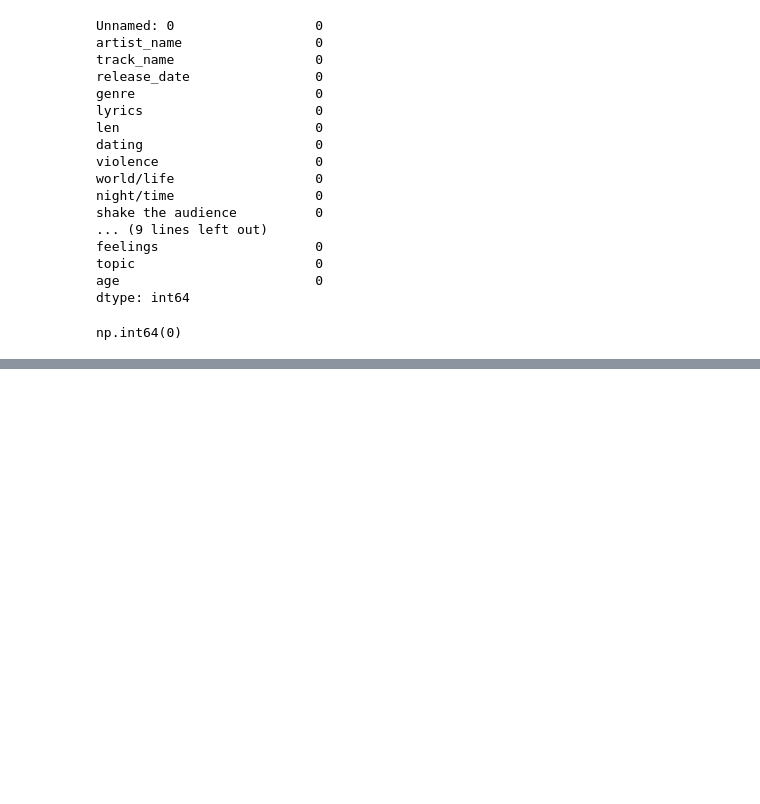
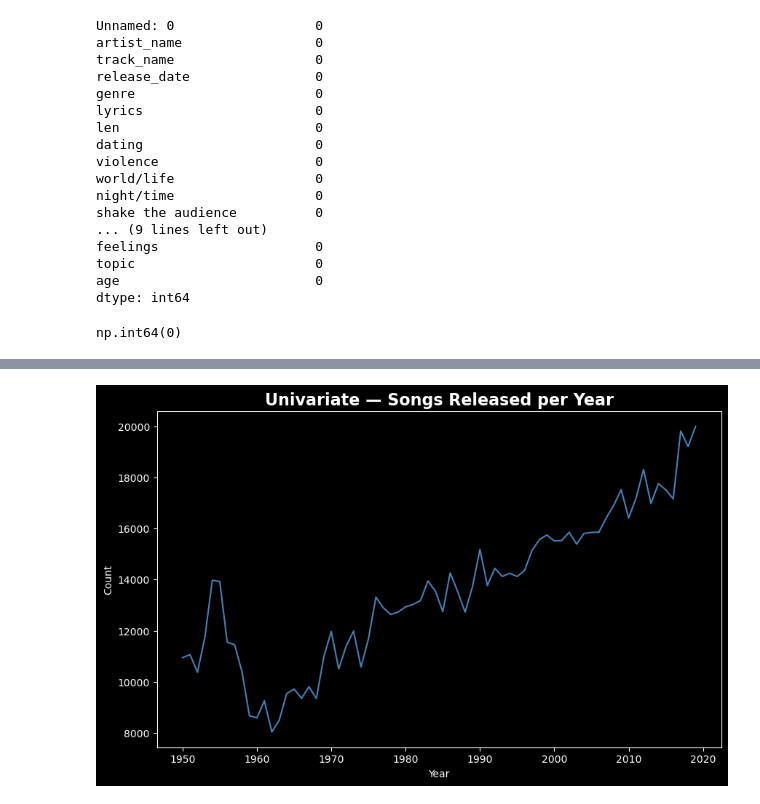
Before and after one commit to ach0309/music_recommendation_ml, a Jupyter notebook: code/explore.ipynb, the cells around one changed output, grey strips where cells are left out. Saved outputs shown, nothing was run; the diff lists cells and outputs as text; code cells hidden in the pictures; blank space fills up the shorter version.

```diff
--- a/code/explore.ipynb
+++ b/code/explore.ipynb
@@ -109,0 +178,12 @@ plt.show()
+# %%
+# songs released per year
+plt.figure(figsize=(10, 6))
+
+sns.lineplot(x=df['release_date'], color='steelblue', y=df.index, errorbar=None)
+
+plt.title("Univariate — Songs Released per Year", y=1, fontsize=16, fontweight='bold')
+plt.xlabel("Year")
+plt.ylabel("Count")
+plt.show()
+# %% [output]
+[figure, added]
```
Also changed, not shown: parts of 32 cells of this notebook, 2 other files.
